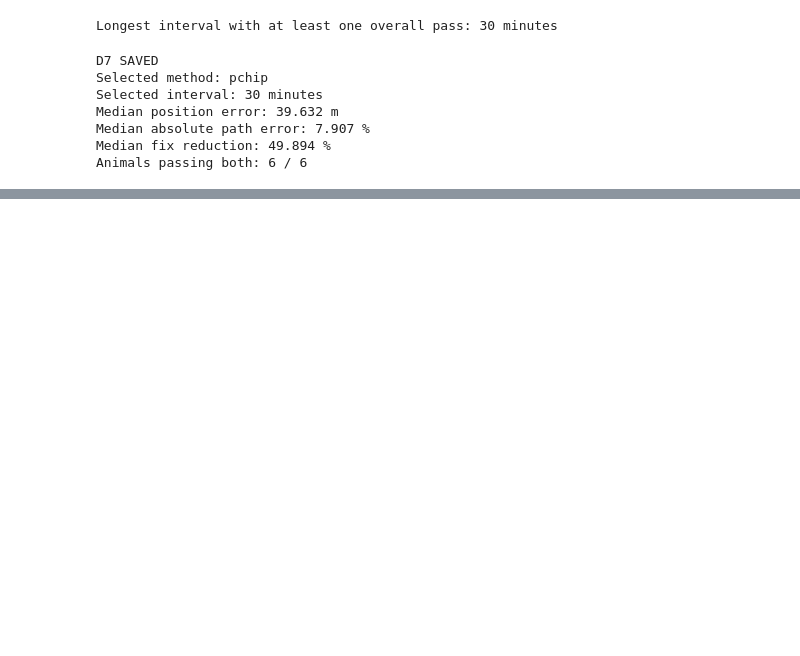
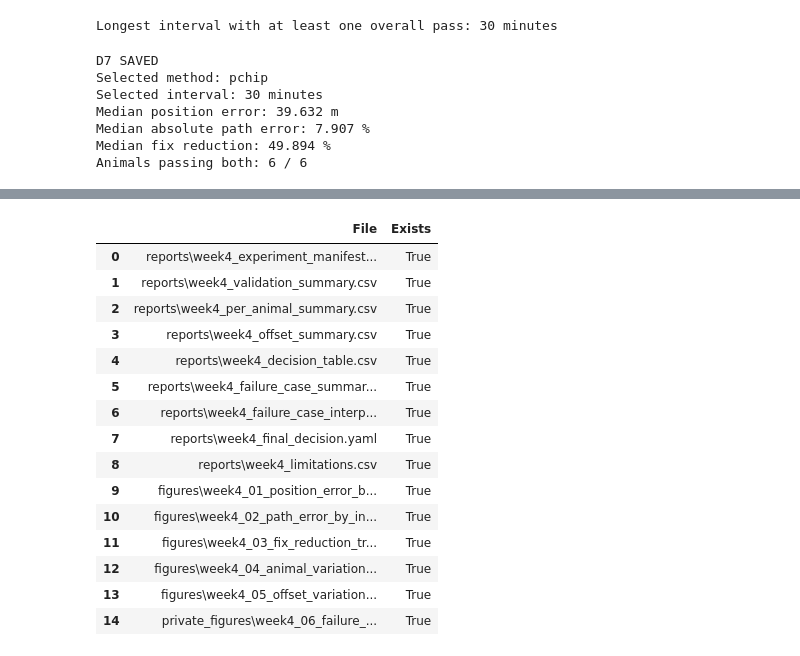
Before and after one commit to VinethSM/MMA3001-Elephant-GPS, a Jupyter notebook: notebooks/04_week4_full_validation.ipynb, the cells around one changed output, grey strips where cells are left out. Drawn from its saved outputs; the diff is of its cells as text; code cells hidden in the pictures; blank space fills up the shorter version.

```diff
--- a/notebooks/04_week4_full_validation.ipynb
+++ b/notebooks/04_week4_full_validation.ipynb
@@ -1428,0 +1520,92 @@ Animals passing both: 6 / 6
+# %%
+required_outputs = [
+    REPORTS_FOLDER
+    / "week4_experiment_manifest.json",
+
+    REPORTS_FOLDER
+    / "week4_validation_summary.csv",
+
+    REPORTS_FOLDER
+    / "week4_per_animal_summary.csv",
+
+    REPORTS_FOLDER
+    / "week4_offset_summary.csv",
+
+    REPORTS_FOLDER
+    / "week4_decision_table.csv",
+
+    REPORTS_FOLDER
+    / "week4_failure_case_summary.csv",
+
+    REPORTS_FOLDER
+    / "week4_failure_case_interpretation.md",
+
+    REPORTS_FOLDER
+    / "week4_final_decision.yaml",
+
+    REPORTS_FOLDER
+    / "week4_limitations.csv",
+
+    FIGURES_FOLDER
+    / "week4_01_position_error_by_interval.png",
+
+    FIGURES_FOLDER
+    / "week4_02_path_error_by_interval.png",
+
+    FIGURES_FOLDER
+    / "week4_03_fix_reduction_tradeoff.png",
+
+    FIGURES_FOLDER
+    / "week4_04_animal_variation.png",
+
+    FIGURES_FOLDER
+    / "week4_05_offset_variation.png",
+
+    PRIVATE_FIGURES_FOLDER
+    / "week4_06_failure_case_gallery.png",
+]
+
+
+output_check = pd.DataFrame(
+    {
+        "File": [
+            str(
+                path.relative_to(
+                    PROJECT_FOLDER
+                )
+            )
+            for path in required_outputs
+        ],
+        "Exists": [
+            path.exists()
+            for path in required_outputs
+        ],
+    }
+)
+
+
+display(output_check)
+
+
+assert output_check["Exists"].all(), (
+    "At least one required Week 4 output is missing."
+)
+
+print("WEEK 4 VALIDATION AND D7 DECISION: COMPLETE")
+# %% [output]
+|  | File | Exists |
+| 0 | reports\week4_experiment_manifest... | True |
+| 1 | reports\week4_validation_summary.csv | True |
+| 2 | reports\week4_per_animal_summary.csv | True |
+| 3 | reports\week4_offset_summary.csv | True |
+| 4 | reports\week4_decision_table.csv | True |
+| 5 | reports\week4_failure_case_summar... | True |
+| 6 | reports\week4_failure_case_interp... | True |
+| 7 | reports\week4_final_decision.yaml | True |
+| 8 | reports\week4_limitations.csv | True |
+| 9 | figures\week4_01_position_error_b... | True |
+| 10 | figures\week4_02_path_error_by_in... | True |
+| 11 | figures\week4_03_fix_reduction_tr... | True |
+| 12 | figures\week4_04_animal_variation... | True |
+| 13 | figures\week4_05_offset_variation... | True |
+| 14 | private_figures\week4_06_failure_... | True |
```
Also changed, not shown: parts of 2 cells of this notebook, 59 other files.
